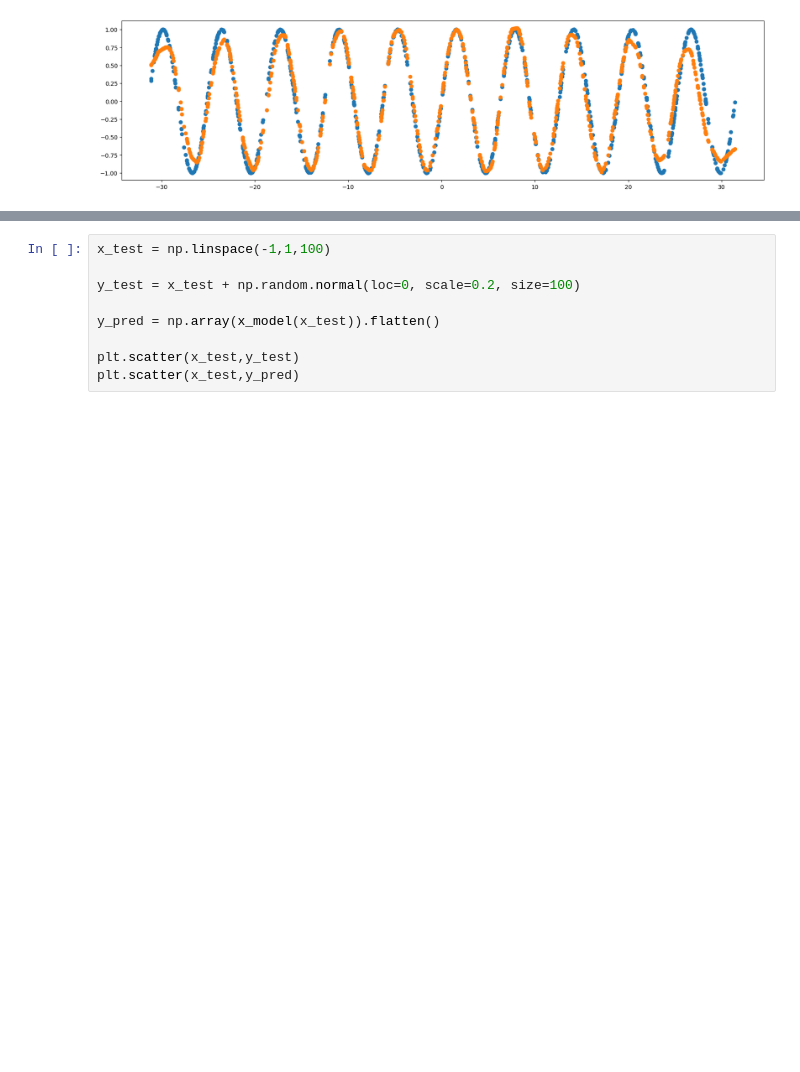
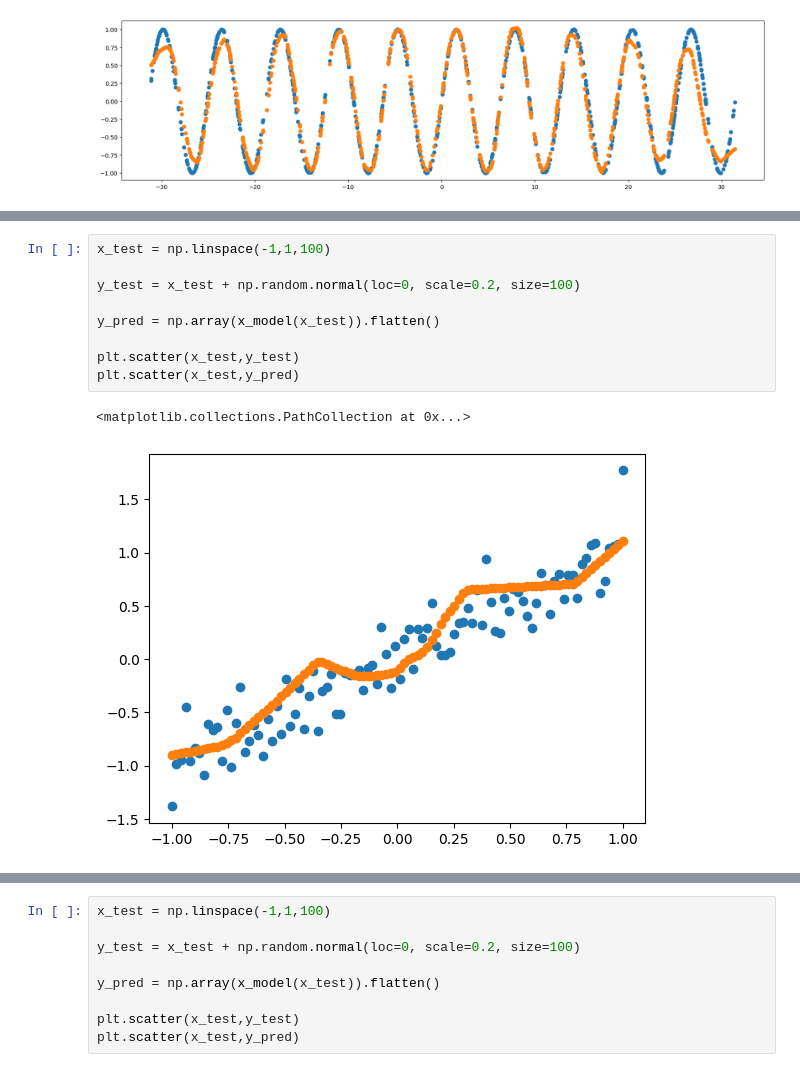
Before and after one commit to ojscutt/nn_session, a Jupyter notebook: nn_session.ipynb, the cells around one changed output, grey strips where cells are left out. Saved outputs shown, nothing was run; the diff lists cells and outputs as text; blank space fills up the shorter version.

```diff
--- a/nn_session.ipynb
+++ b/nn_session.ipynb
@@ -601,3 +602,15 @@ plt.scatter(x_test,y_pred)
+# %%
+x_test = np.linspace(-1,1,100)
+
+y_test = x_test + np.random.normal(loc=0, scale=0.2, size=100)
+
+y_pred = np.array(x_model(x_test)).flatten()
+
+plt.scatter(x_test,y_test)
+plt.scatter(x_test,y_pred)
+# %% [output]
+<matplotlib.collections.PathCollection at 0x...>
+[figure, added]
 # %%
 
 
```
Also changed, not shown: parts of 8 cells of this notebook.
